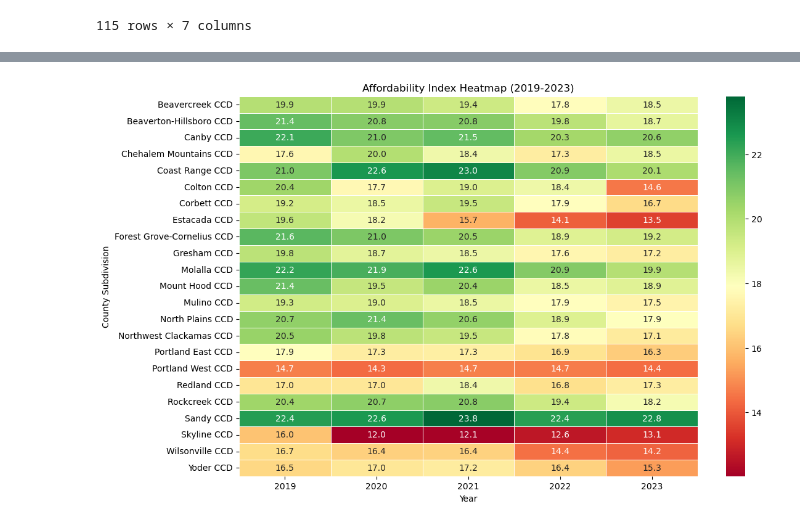
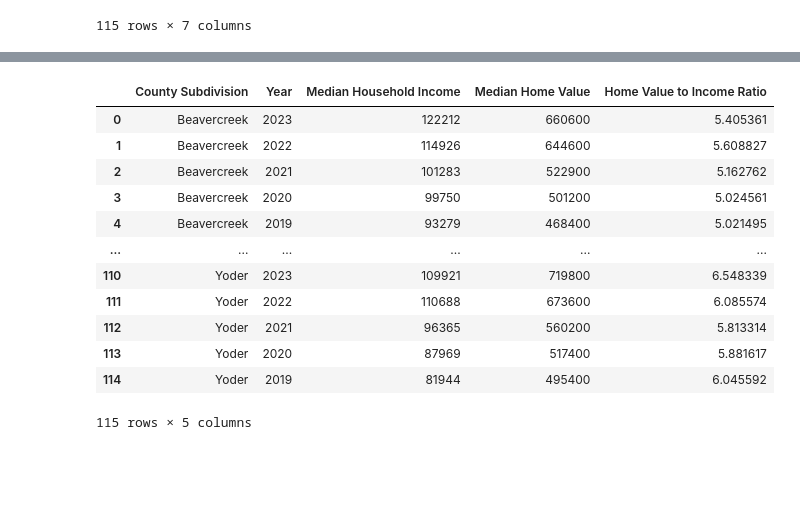
Before and after one commit to Tserrof7/Portland-Housing-Prices-Affordability-Project, a Jupyter notebook: Project.ipynb, the cells around one changed output, grey strips where cells are left out. Saved outputs shown, nothing was run; the diff lists cells and outputs as text; code cells hidden in the pictures; blank space fills up the shorter version.

```diff
--- a/Project.ipynb
+++ b/Project.ipynb
@@ -116,34 +114,26 @@ fig.update_layout(
 
 # Show the interactive map
 fig.show()
-# %%
-
-# Load the dataset
-file_path = "Final.csv"
-affordability_df = pd.read_csv(file_path)
-
-# Normalize column names to avoid mismatches
-affordability_df.columns = affordability_df.columns.str.strip().str.lower()
-
-# Calculate the Affordability Index
-affordability_df['affordability index'] = (affordability_df['median household income'] / affordability_df['median home value']) * 100
-
-# Clean County Subdivision names by removing county and state information
-affordability_df['county subdivision'] = affordability_df['county subdivision'].str.split(',').str[0]
-
-# Pivot the data for heatmap
-heatmap_data = affordability_df.pivot(index='county subdivision', columns='year', values='affordability index')
-
-# Create the heatmap with Red (More Affordable) → Green (Less Affordable)
-plt.figure(figsize=(12, 8))
-sns.heatmap(heatmap_data, cmap='RdYlGn', annot=True, fmt=".1f", linewidths=0.5)
-
-# Formatting the plot
-plt.xlabel('Year')
-plt.ylabel('County Subdivision')
-plt.title('Affordability Index Heatmap (2019-2023)')
-
-# Show the heatmap
-plt.show()
-# %% [output]
-[figure, removed]
+# %%
+# Calculate the Home Value to Household Income ratio
+df["Home Value to Income Ratio"] = df["Median Home Value"] / df["Median Household Income"]
+
+# Create a new DataFrame with selected columns
+df_ratio = df[["County Subdivision", "Year", "Median Household Income", "Median Home Value", "Home Value to Income Ratio"]]
+
+# Display the new DataFrame
+df_ratio
+# %% [output]
+|  | County Subdivision | Year | Median Household Income | Median Home Value | Home Value to Income Ratio |
+| 0 | Beavercreek | 2023 | 122212 | 660600 | 5.405361 |
+| 1 | Beavercreek | 2022 | 114926 | 644600 | 5.608827 |
+| 2 | Beavercreek | 2021 | 101283 | 522900 | 5.162762 |
+| 3 | Beavercreek | 2020 | 99750 | 501200 | 5.024561 |
+| 4 | Beavercreek | 2019 | 93279 | 468400 | 5.021495 |
+| ... | ... | ... | ... | ... | ... |
+| 110 | Yoder | 2023 | 109921 | 719800 | 6.548339 |
+| 111 | Yoder | 2022 | 110688 | 673600 | 6.085574 |
+| 112 | Yoder | 2021 | 96365 | 560200 | 5.813314 |
+| 113 | Yoder | 2020 | 87969 | 517400 | 5.881617 |
+| 114 | Yoder | 2019 | 81944 | 495400 | 6.045592 |
+115 rows × 5 columns
```
Also changed, not shown: parts of 5 cells of this notebook.
